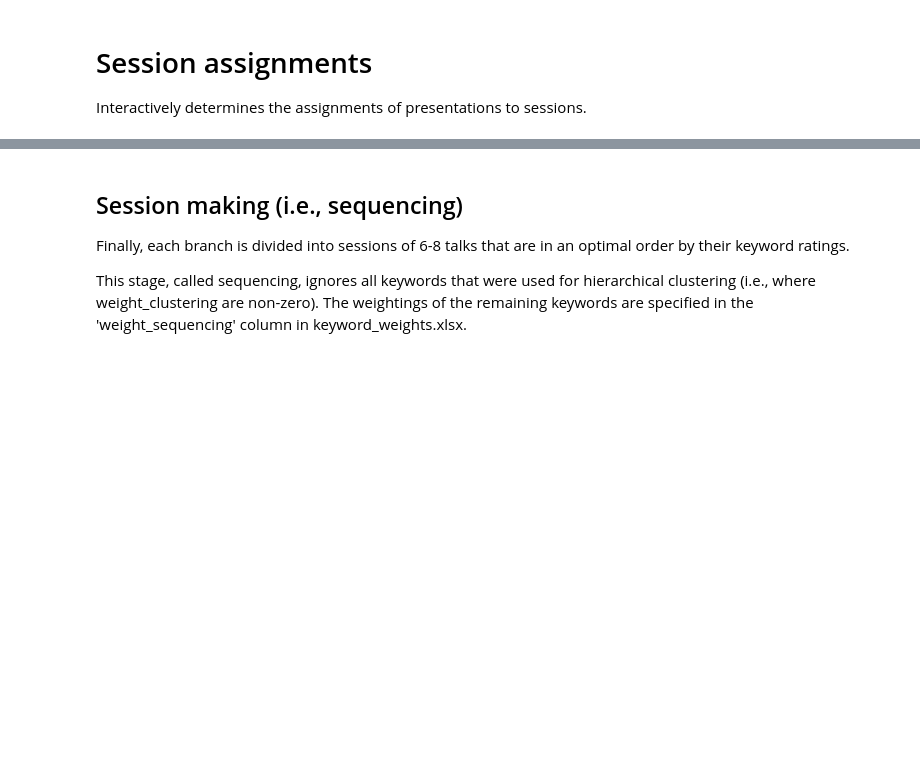
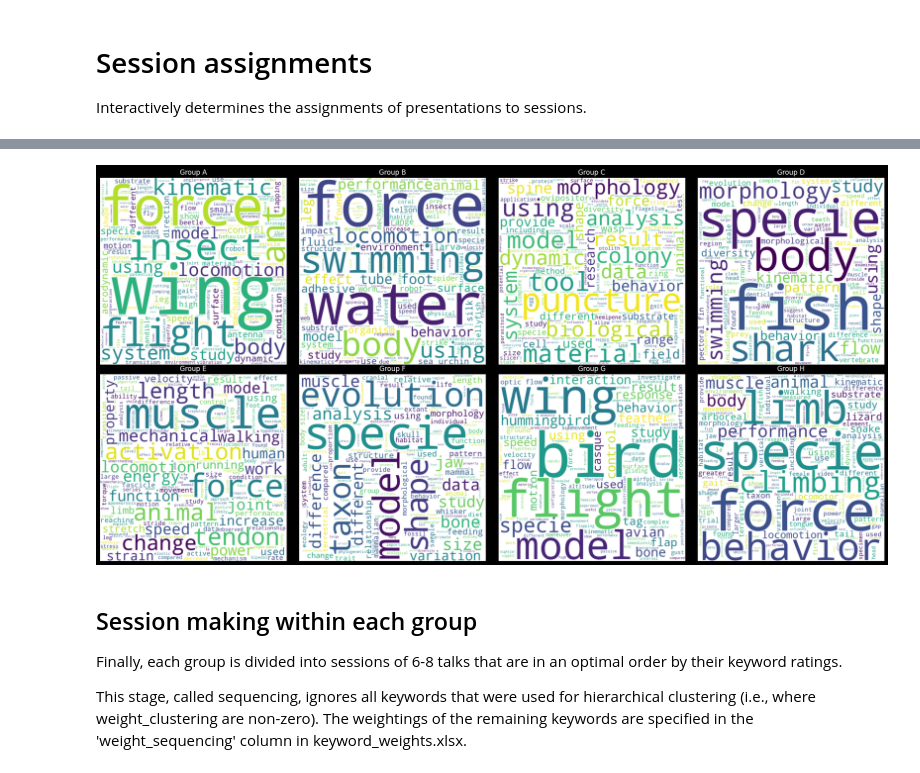
Before and after one commit to mmchenry/conference_planner, a Jupyter notebook: session_planner.ipynb, the cells around one changed output, grey strips where cells are left out. Cells and saved outputs as stored; diff of their text form; code cells hidden in the pictures; blank space fills up the shorter version.

```diff
--- a/session_planner.ipynb
+++ b/session_planner.ipynb
@@ -91,6 +89,10 @@ NameError: name 'pd' is not defined
+# %%
+cp.word_cloud(data_root, presentation_type, num_columns=4)
+# %% [output]
+[figure, added]
 # %% [markdown]
-## Session making (i.e., sequencing)
-Finally, each branch is divided into sessions of 6-8 talks that are in an optimal order by their keyword ratings.
+## Session making within each group
+Finally, each group is divided into sessions of 6-8 talks that are in an optimal order by their keyword ratings.
 
 This stage, called sequencing, ignores all keywords that were used for hierarchical clustering (i.e., where weight_clustering are non-zero).
 The weightings of the remaining keywords are specified in the 'weight_sequencing' column in keyword_weights.xlsx.
```
Also changed, not shown: parts of 11 cells of this notebook, 2 other files.
